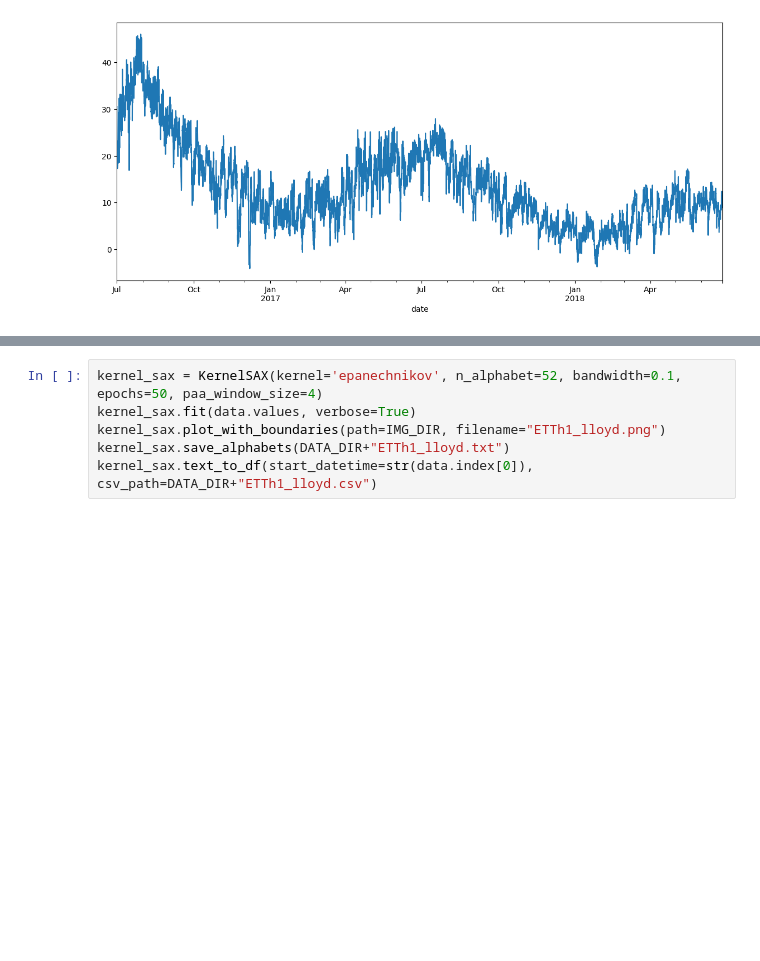
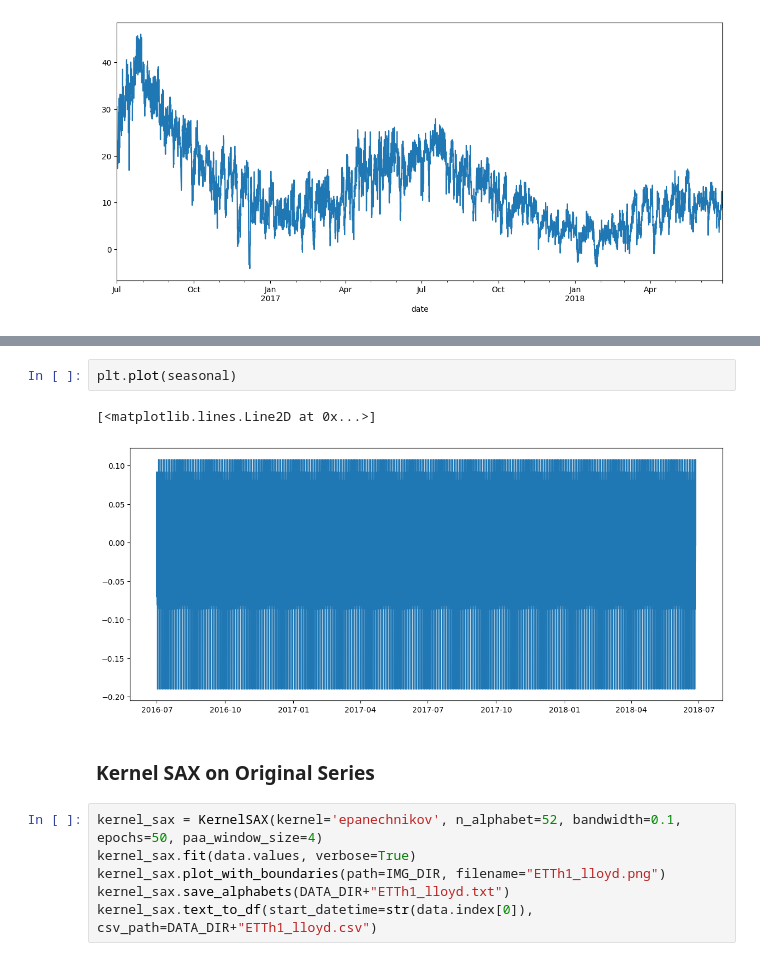
Before and after one commit to Dhanunjaya-Elluri/master-thesis, a Jupyter notebook: transformer.ipynb, the cells around one changed output, grey strips where cells are left out. Cells and saved outputs as stored; diff of their text form; blank space fills up the shorter version.

```diff
--- a/transformer.ipynb
+++ b/transformer.ipynb
@@ -77,3 +89,10 @@ str(data.index[0])
+# %%
+plt.plot(seasonal)
+# %% [output]
+[<matplotlib.lines.Line2D at 0x...>]
+[figure, added]
+# %% [markdown]
+### Kernel SAX on Original Series
 # %%
 kernel_sax = KernelSAX(kernel='epanechnikov', n_alphabet=52, bandwidth=0.1, epochs=50, paa_window_size=4)
 kernel_sax.fit(data.values, verbose=True)
```
Also changed, not shown: parts of 12 cells of this notebook, 52 other files.
